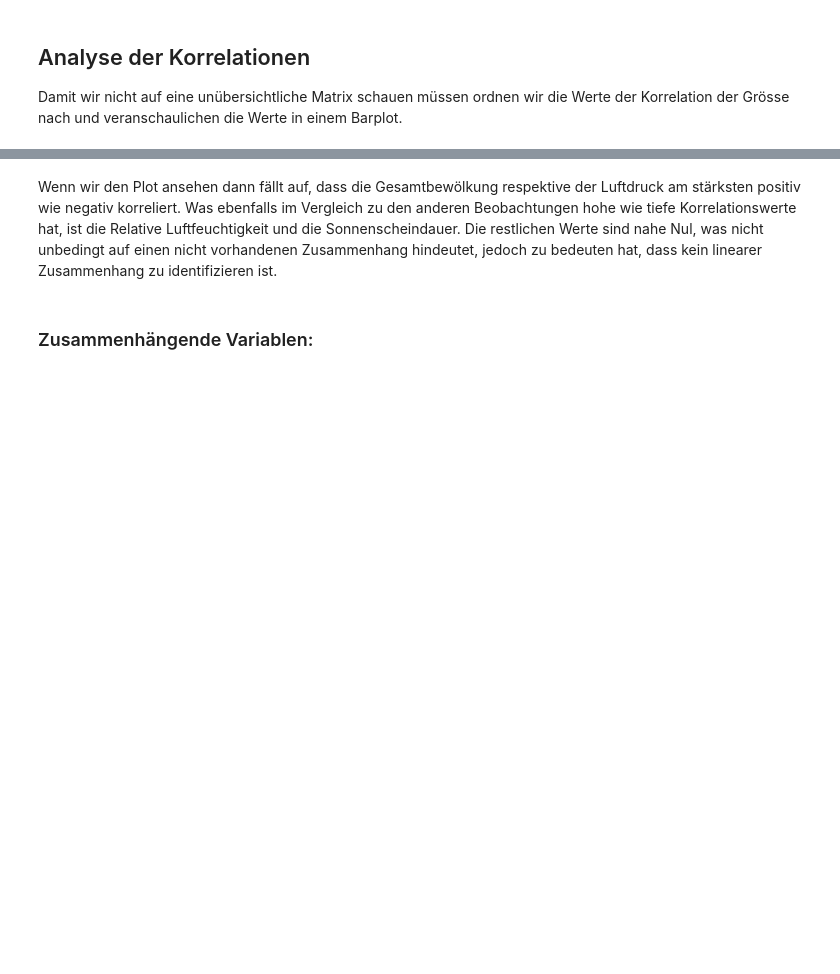
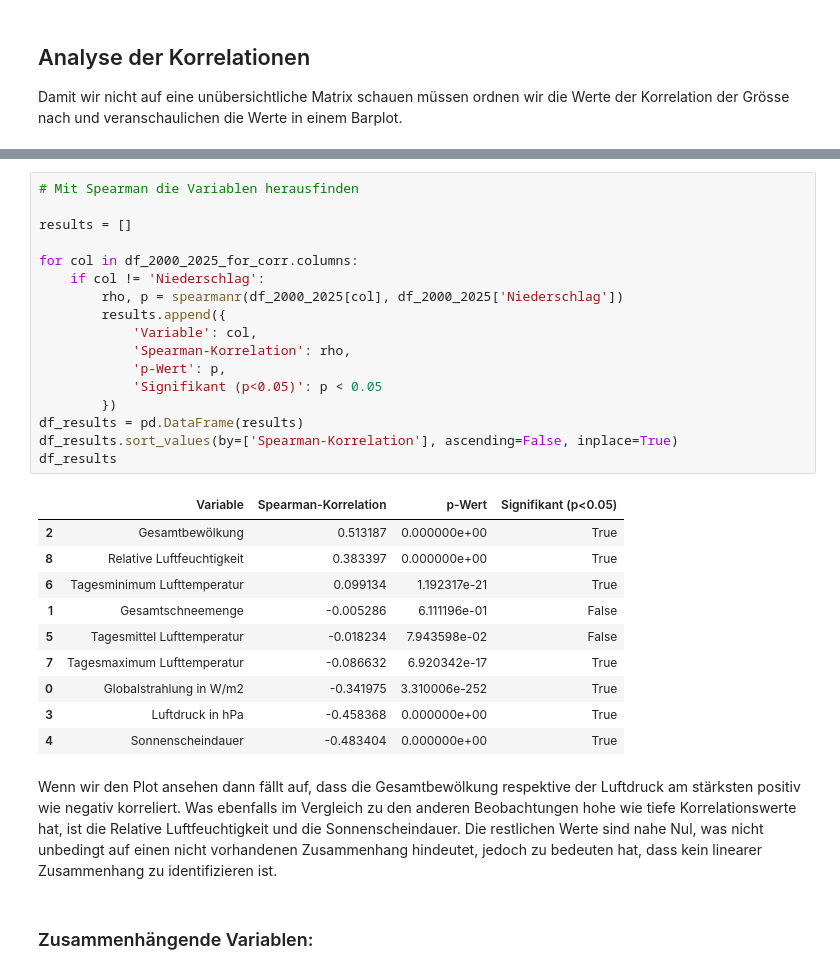
Before and after one commit to Mila19058/WER_Chellenge, a Jupyter notebook: sample.ipynb, the cells around one changed output, grey strips where cells are left out. Drawn from its saved outputs; the diff is of its cells as text; blank space fills up the shorter version.

```diff
--- a/sample.ipynb
+++ b/sample.ipynb
@@ -152,3 +169,31 @@ plt.show()
+# %%
+# Mit Spearman die Variablen herausfinden
+
+results = []
+
+for col in df_2000_2025_for_corr.columns:
+    if col != 'Niederschlag':
+        rho, p = spearmanr(df_2000_2025[col], df_2000_2025['Niederschlag'])
+        results.append({
+            'Variable': col,
+            'Spearman-Korrelation': rho,
+            'p-Wert': p,
+            'Signifikant (p<0.05)': p < 0.05
+        })
+df_results = pd.DataFrame(results)
+df_results.sort_values(by=['Spearman-Korrelation'], ascending=False, inplace=True)
+df_results
+# %% [output]
+|  | Variable | Spearman-Korrelation | p-Wert | Signifikant (p<0.05) |
+| 2 | Gesamtbewölkung | 0.513187 | 0.000000e+00 | True |
+| 8 | Relative Luftfeuchtigkeit | 0.383397 | 0.000000e+00 | True |
+| 6 | Tagesminimum Lufttemperatur | 0.099134 | 1.192317e-21 | True |
+| 1 | Gesamtschneemenge | -0.005286 | 6.111196e-01 | False |
+| 5 | Tagesmittel Lufttemperatur | -0.018234 | 7.943598e-02 | False |
+| 7 | Tagesmaximum Lufttemperatur | -0.086632 | 6.920342e-17 | True |
+| 0 | Globalstrahlung in W/m2 | -0.341975 | 3.310006e-252 | True |
+| 3 | Luftdruck in hPa | -0.458368 | 0.000000e+00 | True |
+| 4 | Sonnenscheindauer | -0.483404 | 0.000000e+00 | True |
 # %% [markdown]
 Wenn wir den Plot ansehen dann fällt auf, dass die Gesamtbewölkung respektive der Luftdruck am stärksten positiv wie negativ korreliert.
 Was ebenfalls im Vergleich zu den anderen Beobachtungen hohe wie tiefe Korrelationswerte hat, ist die Relative Luftfeuchtigkeit und die
```
Also changed, not shown: parts of 13 cells of this notebook, 8 other files.
